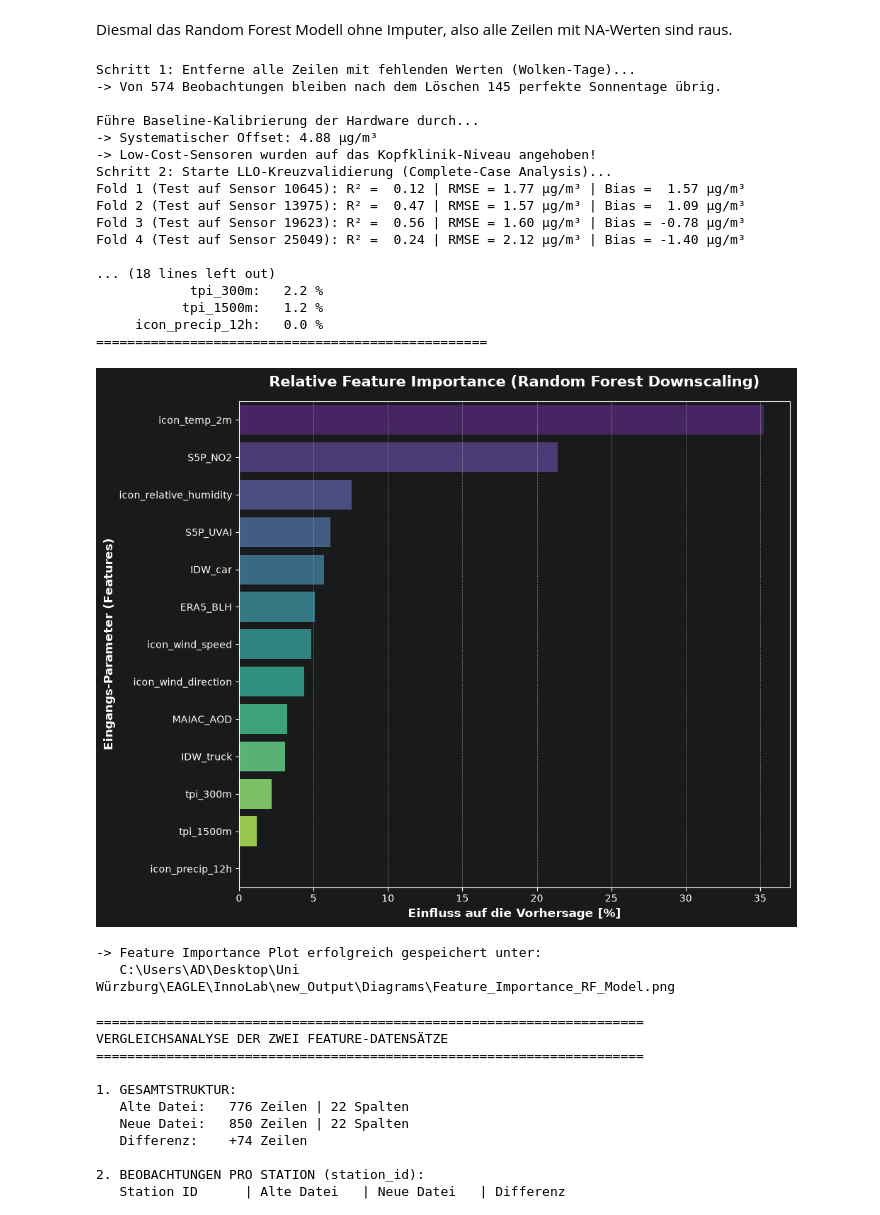
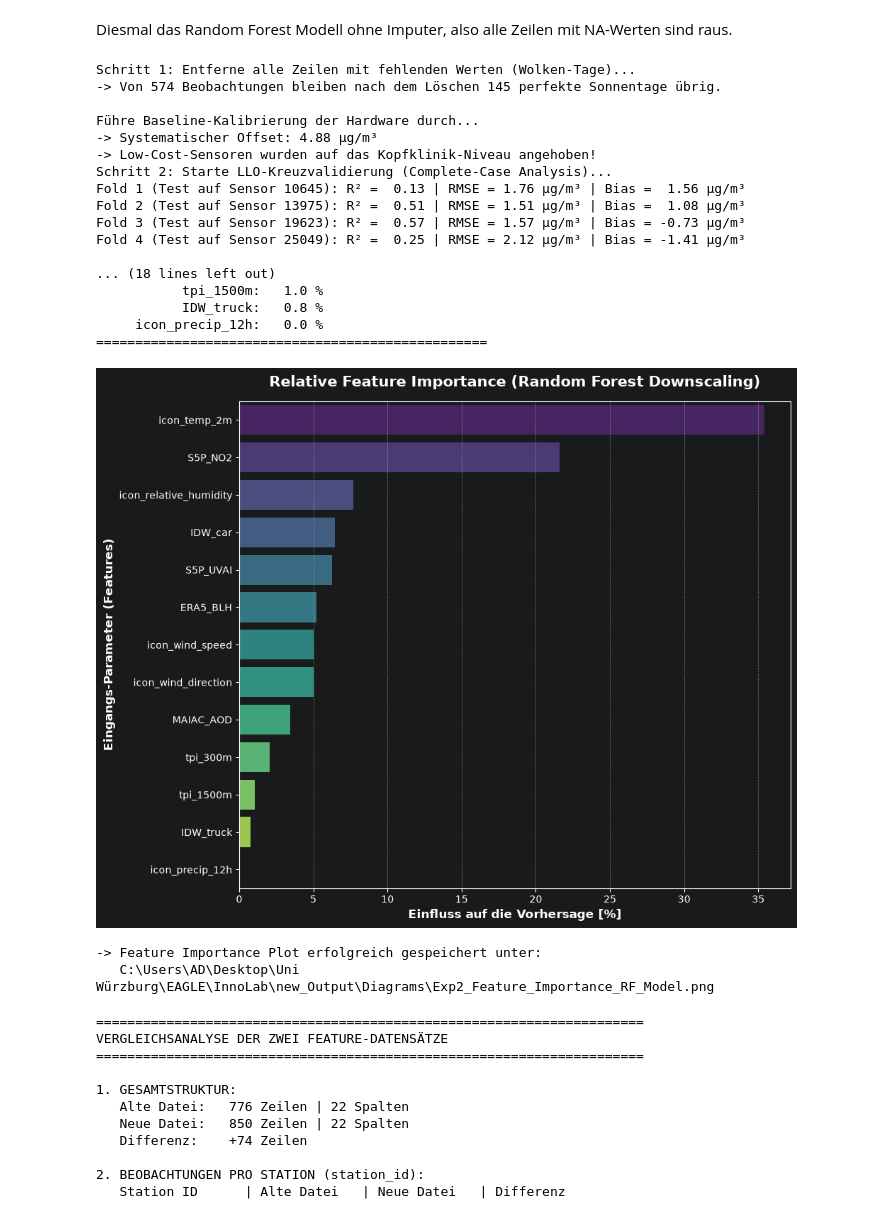
Before and after one commit to Ar7hur01/downscalingWuePM25, a Jupyter notebook: RF_LLO.ipynb, the cells around one changed output. Drawn from its saved outputs; the diff is of its cells as text; code cells hidden in the pictures.

```diff
--- a/RF_LLO.ipynb
+++ b/RF_LLO.ipynb
@@ -11,7 +11,7 @@ warnings.filterwarnings('ignore')
 # =========================================================
 # 1. Daten laden & bereinigen
 # =========================================================
-file_path = r"C:\Users\AD\Desktop\Uni Würzburg\EAGLE\InnoLab\new_Output\Features_RH_PM25_NDVI_TPI_S5P_ERA5_MAIAC_Verkehr_Wetter.csv"
+file_path = r"C:\Users\AD\Desktop\Uni Würzburg\EAGLE\InnoLab\new_Output\IDW_hoch2\Exp2_Features_RH_PM25_NDVI_TPI_S5P_ERA5_MAIAC_Verkehr_Wetter.csv"
 df = pd.read_csv(file_path, sep=";", decimal=",")
 
 df['station_id'] = df['station_id'].astype(str).str.strip()
@@ -140,7 +140,7 @@ if feature_importances_list:
     # Ausgabepfad definieren
     output_dir = r"C:\Users\AD\Desktop\Uni Würzburg\EAGLE\InnoLab\new_Output\Diagrams"
     os.makedirs(output_dir, exist_ok=True)
-    plot_path = os.path.join(output_dir, "Feature_Importance_RF_Model.png")
+    plot_path = os.path.join(output_dir, "Exp2_Feature_Importance_RF_Model.png")
 
     # Plot initialisieren
     plt.figure(figsize=(10, 8))
@@ -150,42 +150,42 @@ if feature_importances_list:
         x='Wichtigkeit (%)',
         y='Feature',
         data=importance_df,
         palette='viridis' # Schöne, wissenschaftliche Farbpalette
     )
 
     # Layout & Styling
     plt.title('Relative Feature Importance (Random Forest Downscaling)', fontsize=15, fontweight='bold', pad=15)
     plt.xlabel('Einfluss auf die Vorhersage [%]', fontsize=12, fontweight='bold')
     plt.ylabel('Eingangs-Parameter (Features)', fontsize=12, fontweight='bold')
     plt.grid(axis='x', linestyle='--', alpha=0.7)
 
     # Ränder anpassen, speichern und anzeigen
     plt.tight_layout()
     plt.savefig(plot_path, dpi=300, bbox_inches='tight')
     plt.show()
 
     print(f"-> Feature Importance Plot erfolgreich gespeichert unter:\n   {plot_path}")
 # %% [output]
 Schritt 1: Entferne alle Zeilen mit fehlenden Werten (Wolken-Tage)...
 -> Von 574 Beobachtungen bleiben nach dem Löschen 145 perfekte Sonnentage übrig.
 
 Führe Baseline-Kalibrierung der Hardware durch...
 -> Systematischer Offset: 4.88 µg/m³
 -> Low-Cost-Sensoren wurden auf das Kopfklinik-Niveau angehoben!
 Schritt 2: Starte LLO-Kreuzvalidierung (Complete-Case Analysis)...
-Fold 1 (Test auf Sensor 10645): R² =  0.12 | RMSE = 1.77 µg/m³ | Bias =  1.57 µg/m³
-Fold 2 (Test auf Sensor 13975): R² =  0.47 | RMSE = 1.57 µg/m³ | Bias =  1.09 µg/m³
-Fold 3 (Test auf Sensor 19623): R² =  0.56 | RMSE = 1.60 µg/m³ | Bias = -0.78 µg/m³
-Fold 4 (Test auf Sensor 25049): R² =  0.24 | RMSE = 2.12 µg/m³ | Bias = -1.40 µg/m³
+Fold 1 (Test auf Sensor 10645): R² =  0.13 | RMSE = 1.76 µg/m³ | Bias =  1.56 µg/m³
+Fold 2 (Test auf Sensor 13975): R² =  0.51 | RMSE = 1.51 µg/m³ | Bias =  1.08 µg/m³
+Fold 3 (Test auf Sensor 19623): R² =  0.57 | RMSE = 1.57 µg/m³ | Bias = -0.73 µg/m³
+Fold 4 (Test auf Sensor 25049): R² =  0.25 | RMSE = 2.12 µg/m³ | Bias = -1.41 µg/m³
 
 ... (18 lines left out)
-            tpi_300m:   2.2 %
-           tpi_1500m:   1.2 %
+           tpi_1500m:   1.0 %
+           IDW_truck:   0.8 %
      icon_precip_12h:   0.0 %
 ==================================================
-[figure, old version]
+[figure, new version]
 -> Feature Importance Plot erfolgreich gespeichert unter:
-   C:\Users\AD\Desktop\Uni Würzburg\EAGLE\InnoLab\new_Output\Diagrams\Feature_Importance_RF_Model.png
+   C:\Users\AD\Desktop\Uni Würzburg\EAGLE\InnoLab\new_Output\Diagrams\Exp2_Feature_Importance_RF_Model.png
 # %%
 import pandas as pd
 import numpy as np
```
Also changed, not shown: 15 other files.
